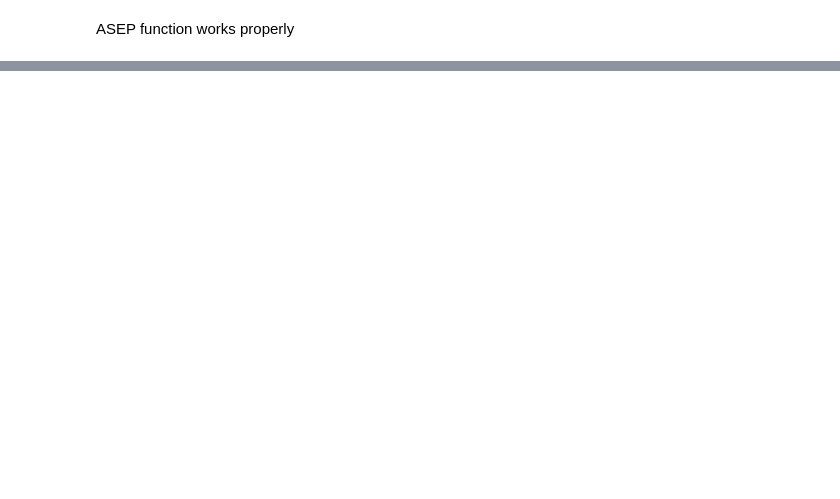
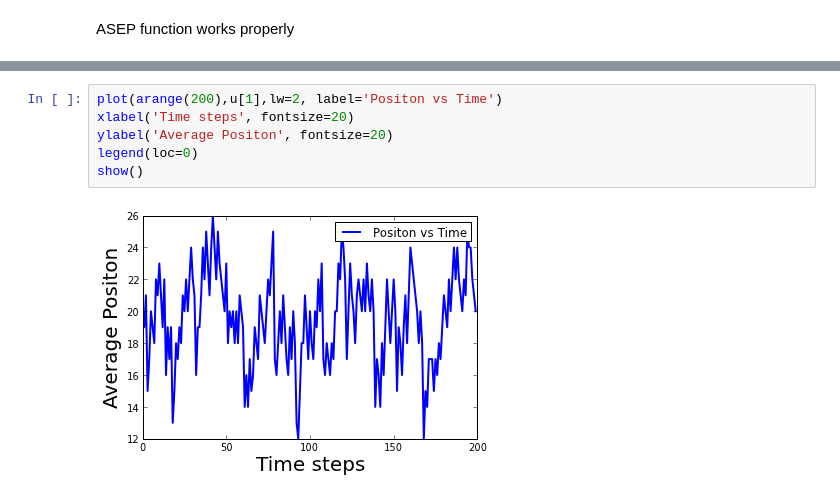
Before and after one commit to npilgram/PHYS202-S13, a Jupyter notebook: Project/Project2.ipynb, the cells around one changed output, grey strips where cells are left out. Drawn from its saved outputs; the diff is of its cells as text; blank space fills up the shorter version.

```diff
--- a/Project/Project2.ipynb
+++ b/Project/Project2.ipynb
@@ -230,0 +307,8 @@ def multi_step_ASEP(L,c,v_max,N):
+# %%
+plot(arange(200),u[1],lw=2, label='Positon vs Time')
+xlabel('Time steps', fontsize=20)
+ylabel('Average Positon', fontsize=20)
+legend(loc=0)
+show()
+# %% [output]
+[figure, added]
```
Also changed, not shown: parts of 36 cells of this notebook.
